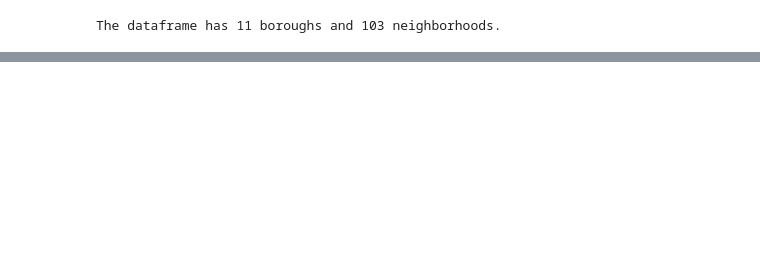
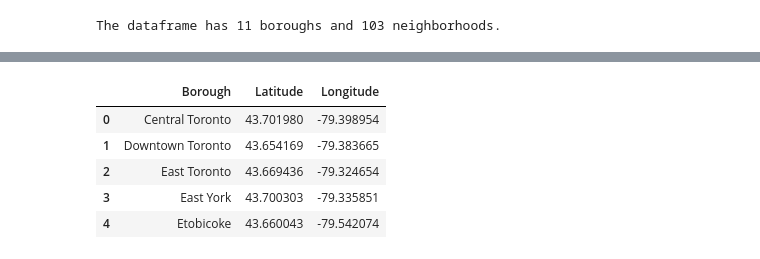
Before and after one commit to Vithyabathi/Coursera-Evaluation, a Jupyter notebook: Toronto_Grouping.ipynb, the cells around one changed output, grey strips where cells are left out. Cells and saved outputs as stored; diff of their text form; code cells hidden in the pictures; blank space fills up the shorter version.

```diff
--- a/Toronto_Grouping.ipynb
+++ b/Toronto_Grouping.ipynb
@@ -120,0 +164,12 @@ NameError: name 'folium' is not defined
+# %%
+neighborhoods1 = cluster3.groupby('Borough').mean().reset_index()
+#neighborhoods1.insert(0, "Index", [1, 2, 3, 4], True)
+#neighborhoods1.set_index("Index")
+neighborhoods1.head()
+# %% [output]
+|  | Borough | Latitude | Longitude |
+| 0 | Central Toronto | 43.701980 | -79.398954 |
+| 1 | Downtown Toronto | 43.654169 | -79.383665 |
+| 2 | East Toronto | 43.669436 | -79.324654 |
+| 3 | East York | 43.700303 | -79.335851 |
+| 4 | Etobicoke | 43.660043 | -79.542074 |
```
Also changed, not shown: parts of 12 cells of this notebook.
